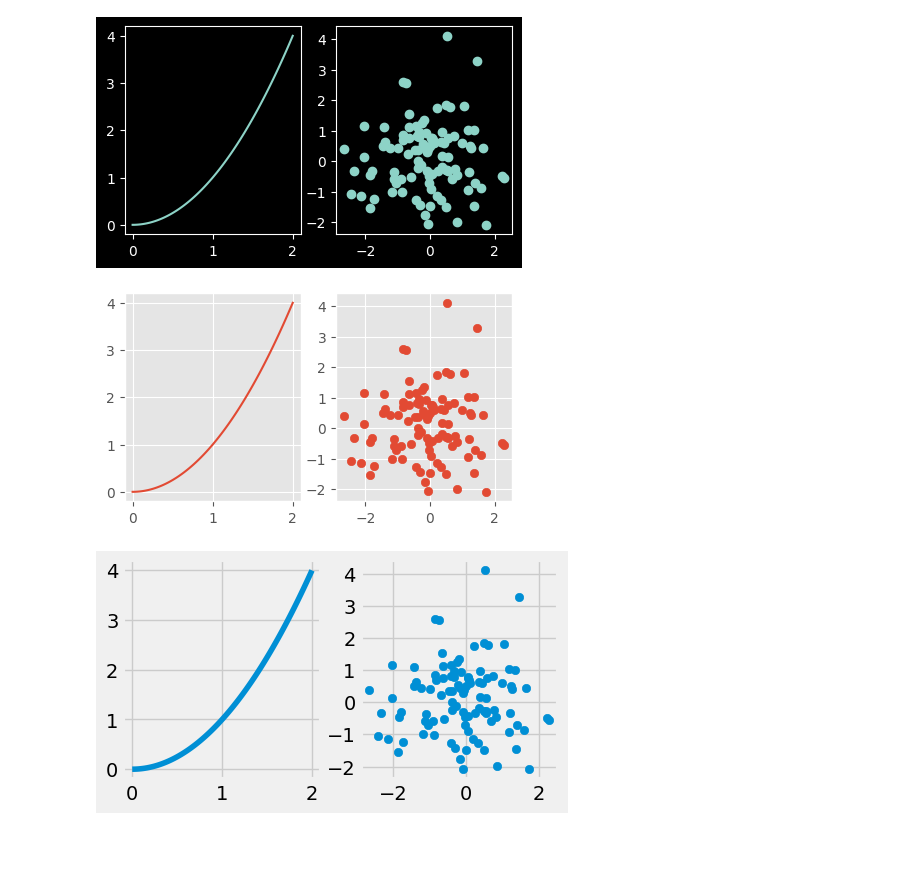
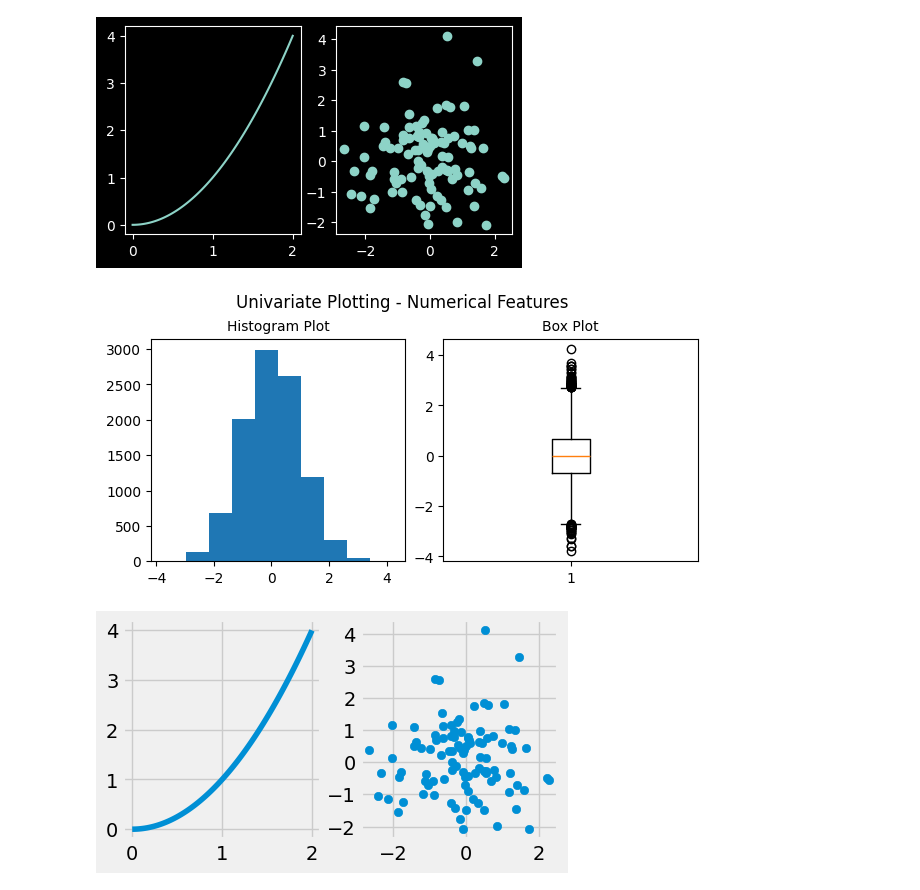
Before and after one commit to Tolash123/Machine_learning_and_Deep_learning, a Jupyter notebook: Module2-python for Data Analysis/8. Advance Visualizations - Matplotlib/advance.ipynb, the cells around one changed output. Cells and saved outputs as stored; diff of their text form; code cells hidden in the pictures; blank space fills up the shorter version.

```diff
--- a/Module2-python for Data Analysis/8. Advance Visualizations - Matplotlib/advance.ipynb
+++ b/Module2-python for Data Analysis/8. Advance Visualizations - Matplotlib/advance.ipynb
@@ -598,14 +598,19 @@ plt.show
 # %% [output]
 <function matplotlib.pyplot.show(close=None, block=None)>
 [figure]
-# %%
-with plt.style.context('ggplot'):
-    fig, (ax1, ax2) = plt.subplots(1, 2, figsize=(5, 2.7))
-    my_plotter(ax1, data1, data2, kind="line")
-    my_plotter(ax2, data3, data4, kind="scatter")
-plt.show()
-# %% [output]
-[figure, removed]
+# %%
+fig, axs = plt.subplots(1, 2, figsize=(6, 3), layout="constrained")
+fig.suptitle("Univariate Plotting - Numerical Features")
+
+axs[0].hist(df["col_3"])
+axs[0].set_title("Histogram Plot", fontsize="medium")
+
+axs[1].boxplot(df["col_3"])
+axs[1].set_title("Box Plot", fontsize="medium")
+
+plt.show()
+# %% [output]
+[figure, added]
 # %%
 with plt.style.context('fivethirtyeight'):
     fig, (ax1, ax2) = plt.subplots(1, 2, figsize=(5, 2.7))
```
Also changed, not shown: parts of 7 cells of this notebook, 5 other files.
